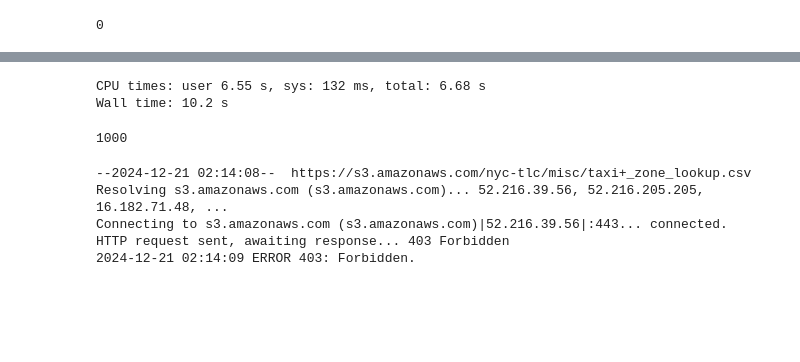
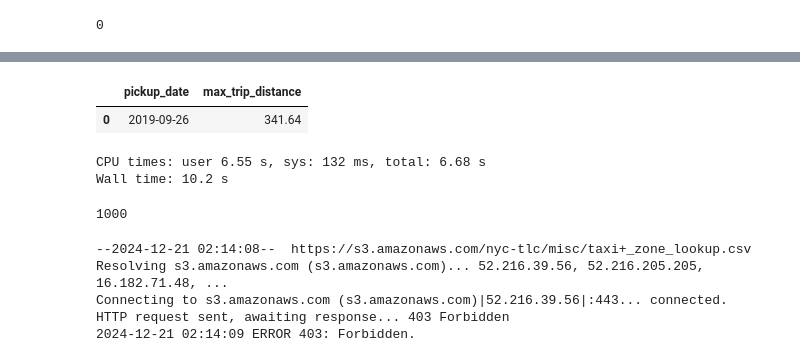
Before and after one commit to zexuchen93/DEzoomcamp2025, a Jupyter notebook: upload_data.ipynb, the cells around one changed output, grey strips where cells are left out. Cells and saved outputs as stored; diff of their text form; code cells hidden in the pictures; blank space fills up the shorter version.

```diff
--- a/upload_data.ipynb
+++ b/upload_data.ipynb
@@ -55,3 +115,32 @@ df.head(n=0).to_sql(name='yellow_taxi_data', con=engine, if_exists='replace')
+# %%
+# Question 4. Longest trip for each day
+# Which was the pick up day with the longest trip distance? Use the pick up time for your calculations.
+# Tip: For every trip on a single day, we only care about the trip with the longest distance.
+
+query = """
+WITH daily_longest_trips AS (
+    SELECT
+        DATE(lpep_pickup_datetime) AS pickup_date,
+        MAX(trip_distance) AS max_trip_distance
+    FROM
+        green_tripdata_2019
+    GROUP BY
+        DATE(lpep_pickup_datetime)
+)
+SELECT
+    pickup_date,
+    max_trip_distance
+FROM
+    daily_longest_trips
+ORDER BY
+    max_trip_distance DESC
+LIMIT 1;
+"""
+
+pd.read_sql(query, con=engine)
+# %% [output]
+|  | pickup_date | max_trip_distance |
+| 0 | 2019-09-26 | 341.64 |
 # %%
 %time df.to_sql(name='yellow_taxi_data', con=engine, if_exists='append')
 # %% [output]
```
Also changed, not shown: parts of 16 cells of this notebook, 4 other files.
